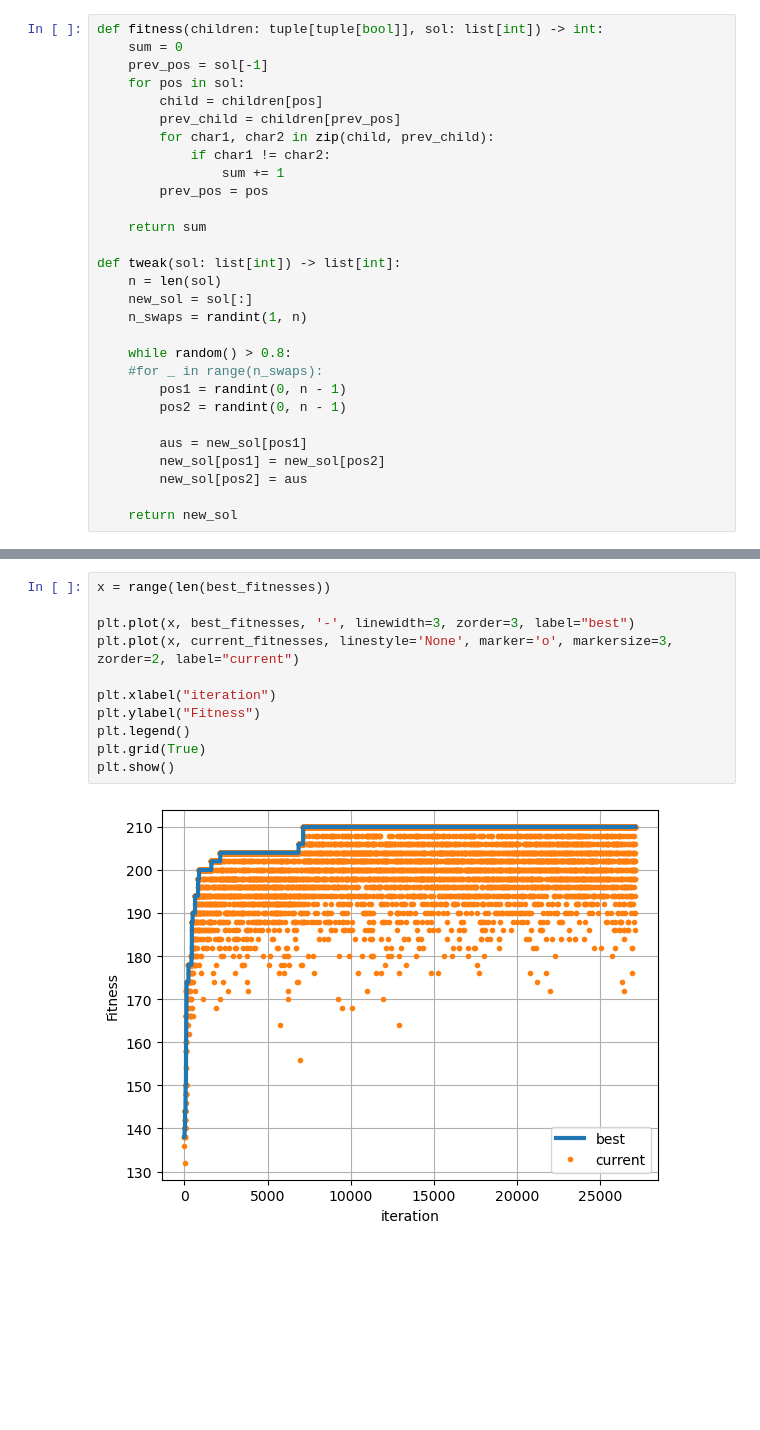
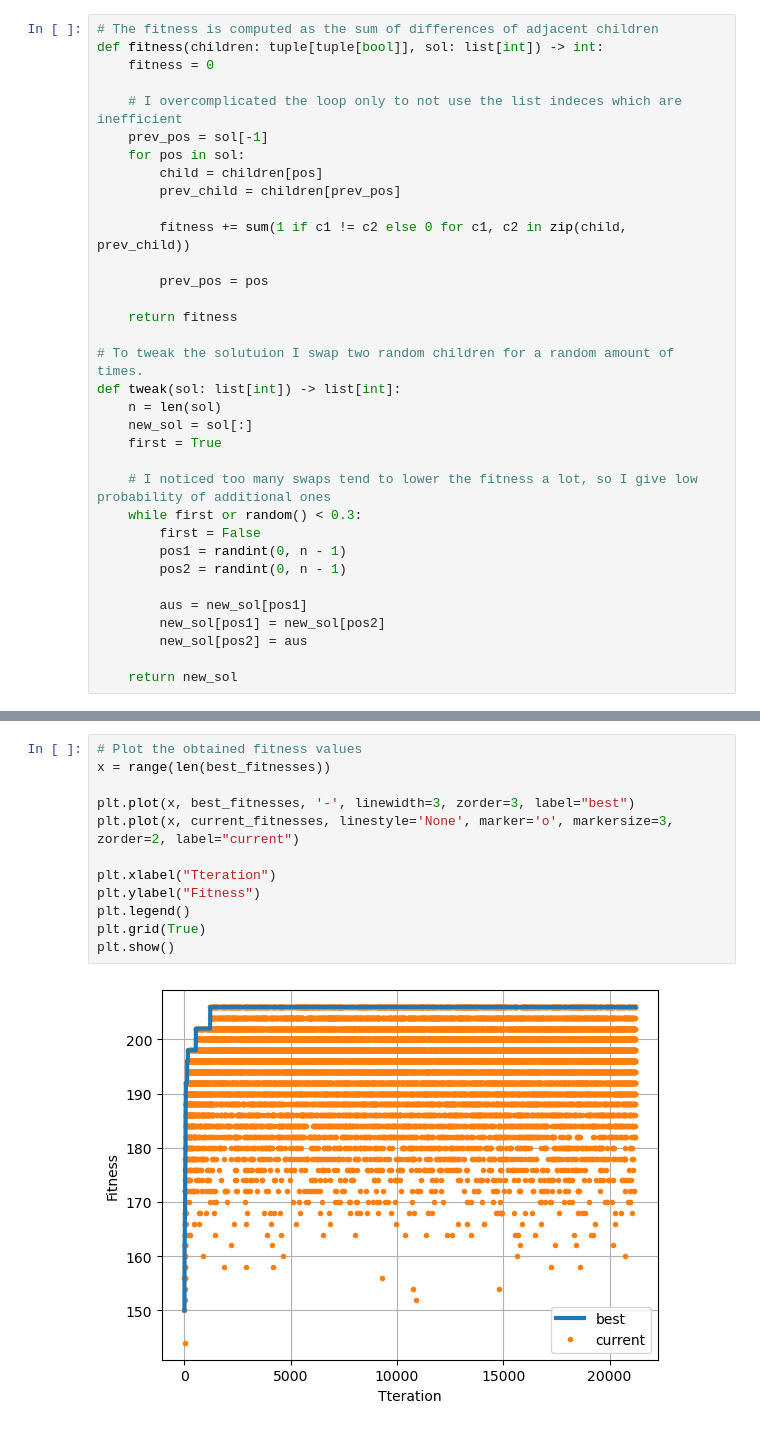
Before and after one commit to Esposito-Ettore/CI2026_lab3, a Jupyter notebook: lab3_hill_climb.ipynb, the cells around one changed output, grey strips where cells are left out. Saved outputs shown, nothing was run; the diff lists cells and outputs as text; blank space fills up the shorter version.

```diff
--- a/lab3_hill_climb.ipynb
+++ b/lab3_hill_climb.ipynb
@@ -32,24 +14,29 @@ children
 # %%
+# The fitness is computed as the sum of differences of adjacent children
 def fitness(children: tuple[tuple[bool]], sol: list[int]) -> int:
-    sum = 0
+    fitness = 0
+
+    # I overcomplicated the loop only to not use the list indeces which are inefficient
     prev_pos = sol[-1]
     for pos in sol:
         child = children[pos]
         prev_child = children[prev_pos]
-        for char1, char2 in zip(child, prev_child):
-            if char1 != char2:
-                sum += 1
+
+        fitness += sum(1 if c1 != c2 else 0 for c1, c2 in zip(child, prev_child))
+
         prev_pos = pos
 
-    return sum
+    return fitness
 
+# To tweak the solutuion I swap two random children for a random amount of times.
 def tweak(sol: list[int]) -> list[int]:
     n = len(sol)
     new_sol = sol[:]
-    n_swaps = randint(1, n)
+    first = True
 
-    while random() > 0.8:
-    #for _ in range(n_swaps):
+    # I noticed too many swaps tend to lower the fitness a lot, so I give low probability of additional ones
+    while first or random() < 0.3:
+        first = False
         pos1 = randint(0, n - 1)
         pos2 = randint(0, n - 1)
 
@@ -106,13 +97,14 @@ while since_last_change < 20_000:
 # %%
+# Plot the obtained fitness values
 x = range(len(best_fitnesses))
 
 plt.plot(x, best_fitnesses, '-', linewidth=3, zorder=3, label="best")
 plt.plot(x, current_fitnesses, linestyle='None', marker='o', markersize=3, zorder=2, label="current")
 
-plt.xlabel("iteration")
+plt.xlabel("Tteration")
 plt.ylabel("Fitness")
 plt.legend()
 plt.grid(True)
 plt.show()
 # %% [output]
-[figure, old version]
+[figure, new version]
```
Also changed, not shown: parts of 2 cells of this notebook.
